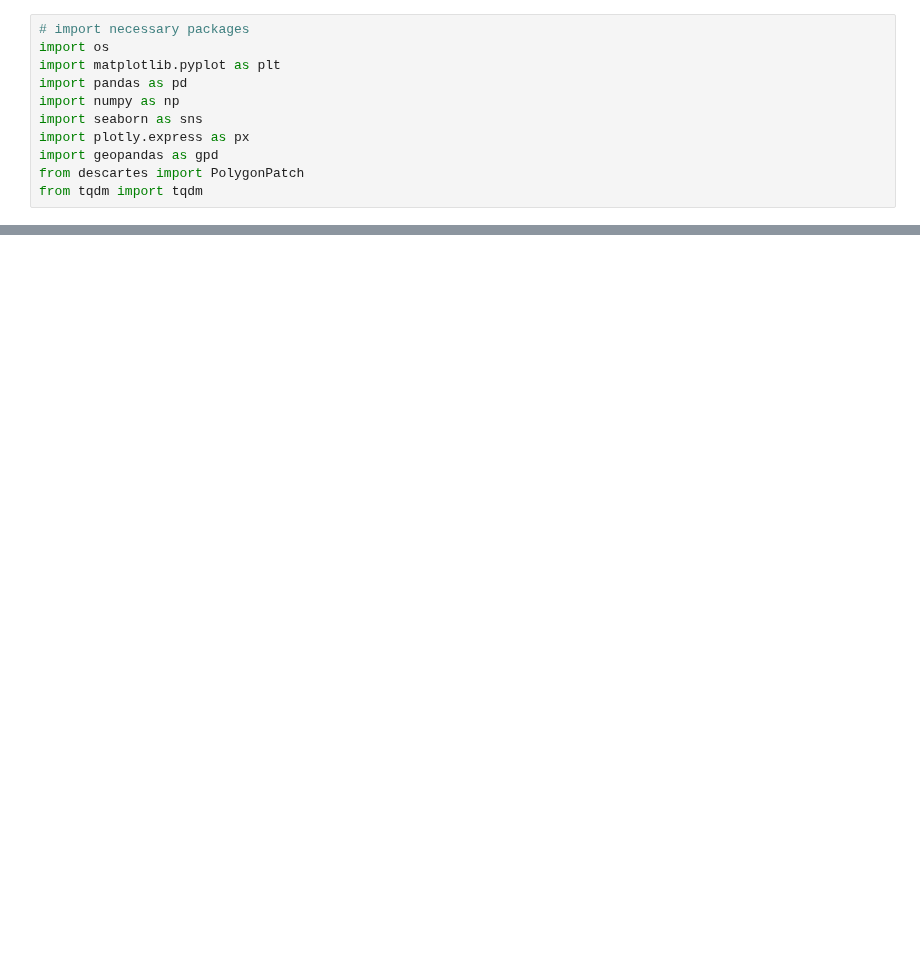
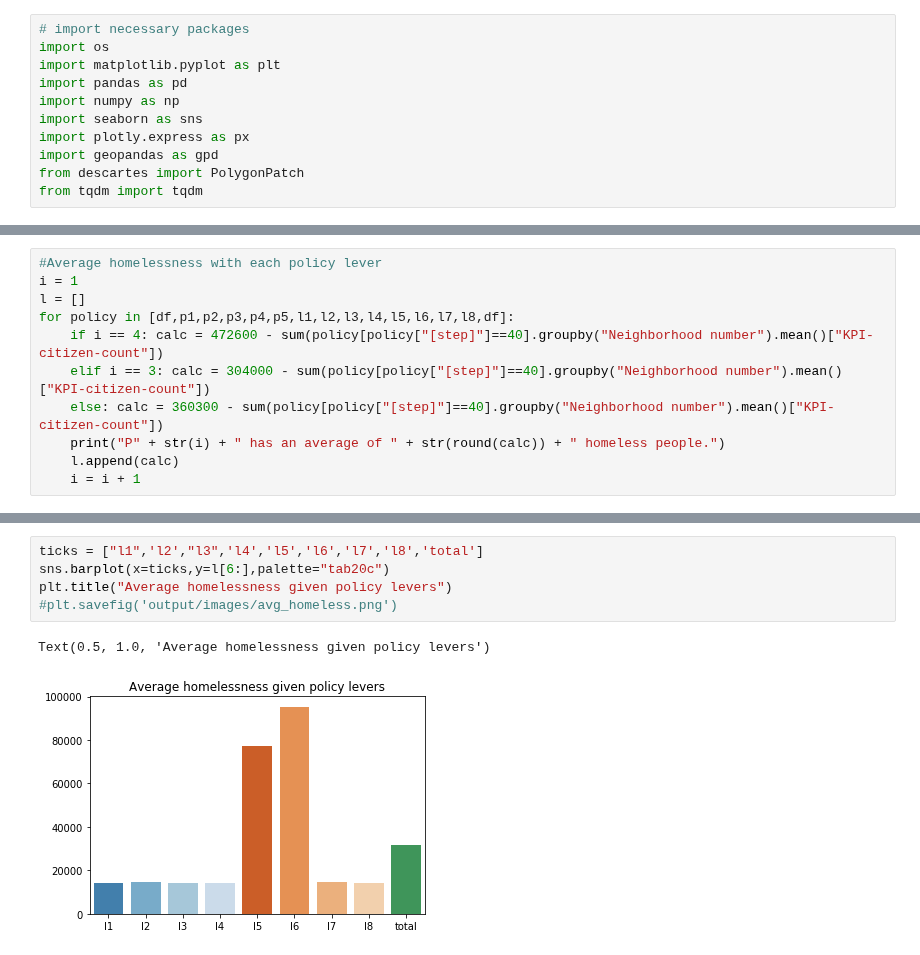
Before and after one commit to J-h-V/OpenDataDenHaag, a Jupyter notebook: Python/Results Analysis.ipynb, the cells around one changed output, grey strips where cells are left out. Drawn from its saved outputs; the diff is of its cells as text; blank space fills up the shorter version.

```diff
--- a/Python/Results Analysis.ipynb
+++ b/Python/Results Analysis.ipynb
@@ -31,0 +124,11 @@ df
+# %%
+#Average homelessness with each policy lever
+i = 1
+l = []
+for policy in [df,p1,p2,p3,p4,p5,l1,l2,l3,l4,l5,l6,l7,l8,df]:
+    if i == 4: calc = 472600 - sum(policy[policy["[step]"]==40].groupby("Neighborhood number").mean()["KPI-citizen-count"])
+    elif i == 3: calc = 304000 - sum(policy[policy["[step]"]==40].groupby("Neighborhood number").mean()["KPI-citizen-count"])
+    else: calc = 360300 - sum(policy[policy["[step]"]==40].groupby("Neighborhood number").mean()["KPI-citizen-count"])
+    print("P" + str(i) + " has an average of " + str(round(calc)) + " homeless people.")
+    l.append(calc)
+    i = i + 1
@@ -31,0 +151,8 @@ df
+# %%
+ticks = ["l1",'l2',"l3",'l4','l5','l6','l7','l8','total']
+sns.barplot(x=ticks,y=l[6:],palette="tab20c")
+plt.title("Average homelessness given policy levers")
+#plt.savefig('output/images/avg_homeless.png')
+# %% [output]
+Text(0.5, 1.0, 'Average homelessness given policy levers')
+[figure, added]
```
Also changed, not shown: parts of 19 cells of this notebook, 3 other files.
